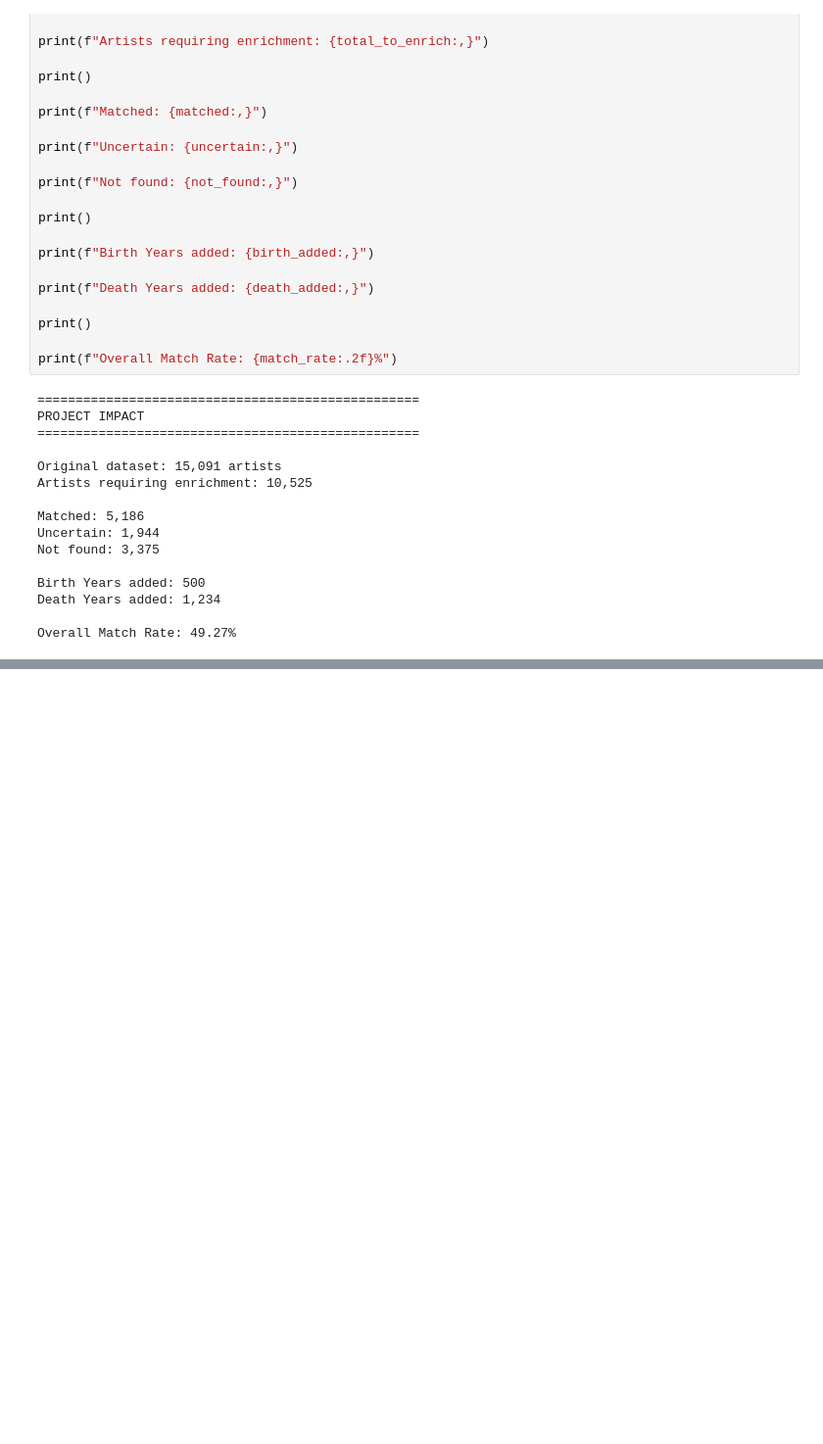
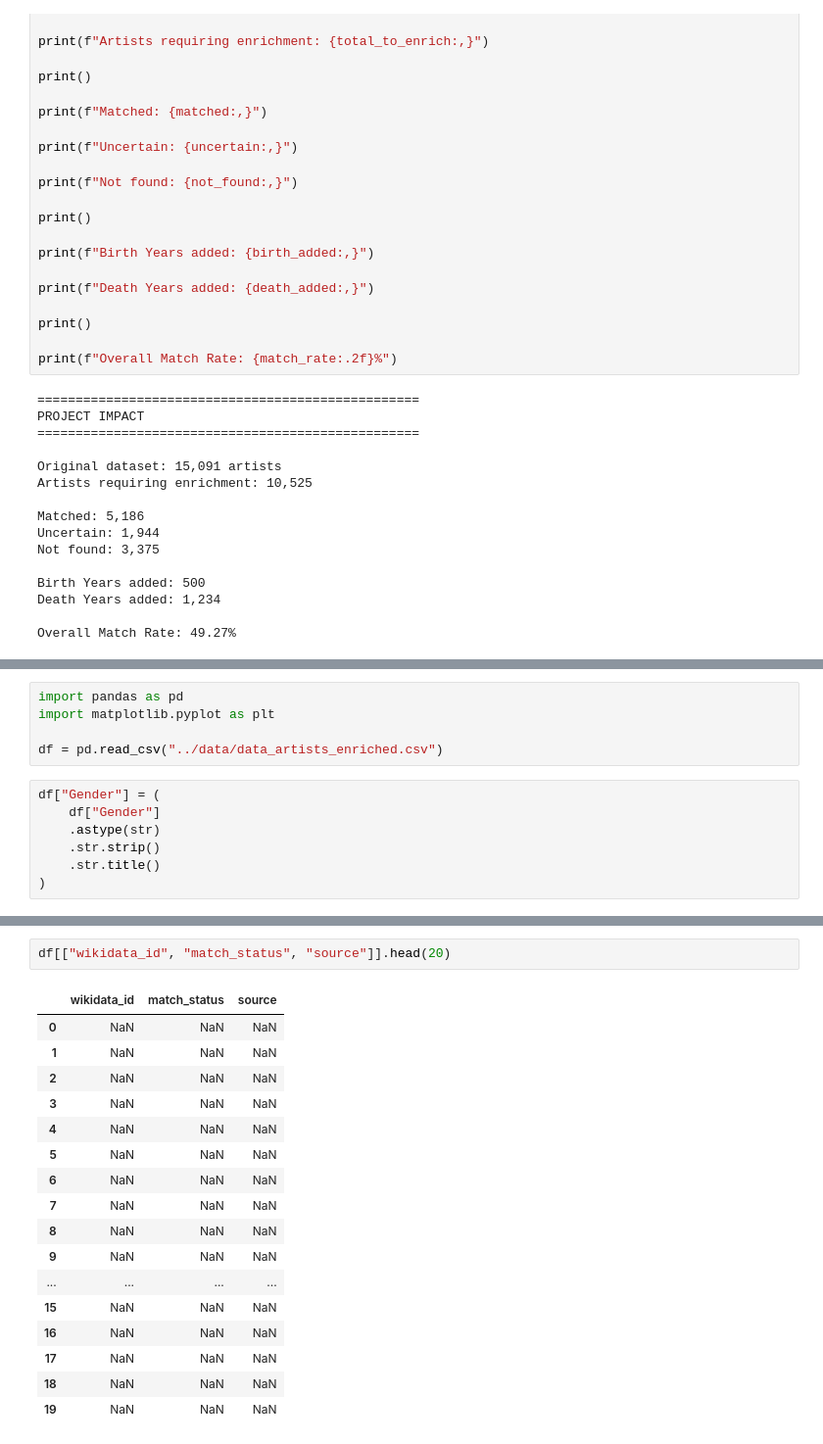
Before and after one commit to daniellimani/openproject-SoSe-2026, a Jupyter notebook: notebook/old_impacts_and_results_backup.ipynb, the cells around one changed output, grey strips where cells are left out. Shown at 98% size. Drawn from its saved outputs; the diff is of its cells as text; blank space fills up the shorter version.

```diff
--- a/notebook/impacts_and_results.ipynb
+++ b/notebook/old_impacts_and_results_backup.ipynb
@@ -263,0 +342,12 @@ Overall Match Rate: 49.27%
+# %%
+import pandas as pd
+import matplotlib.pyplot as plt
+
+df = pd.read_csv("../data/data_artists_enriched.csv")
+# %%
+df["Gender"] = (
+    df["Gender"]
+    .astype(str)
+    .str.strip()
+    .str.title()
+)
@@ -263,0 +483,20 @@ Overall Match Rate: 49.27%
+# %%
+df[["wikidata_id", "match_status", "source"]].head(20)
+# %% [output]
+|  | wikidata_id | match_status | source |
+| 0 | NaN | NaN | NaN |
+| 1 | NaN | NaN | NaN |
+| 2 | NaN | NaN | NaN |
+| 3 | NaN | NaN | NaN |
+| 4 | NaN | NaN | NaN |
+| 5 | NaN | NaN | NaN |
+| 6 | NaN | NaN | NaN |
+| 7 | NaN | NaN | NaN |
+| 8 | NaN | NaN | NaN |
+| 9 | NaN | NaN | NaN |
+| ... | ... | ... | ... |
+| 15 | NaN | NaN | NaN |
+| 16 | NaN | NaN | NaN |
+| 17 | NaN | NaN | NaN |
+| 18 | NaN | NaN | NaN |
+| 19 | NaN | NaN | NaN |
```
Also changed, not shown: parts of 22 cells of this notebook, 4 other files.
